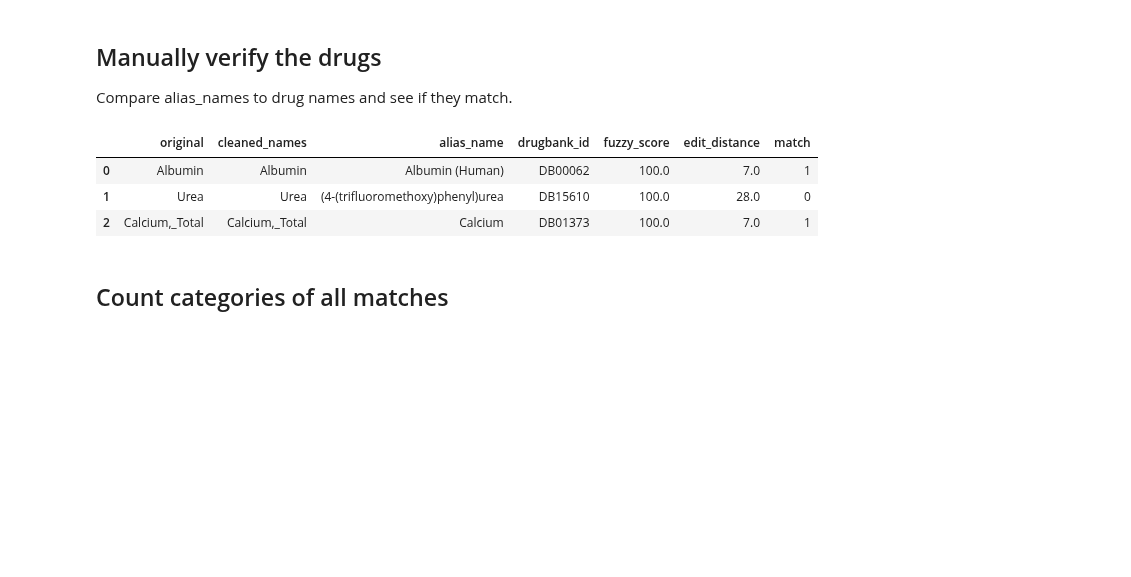
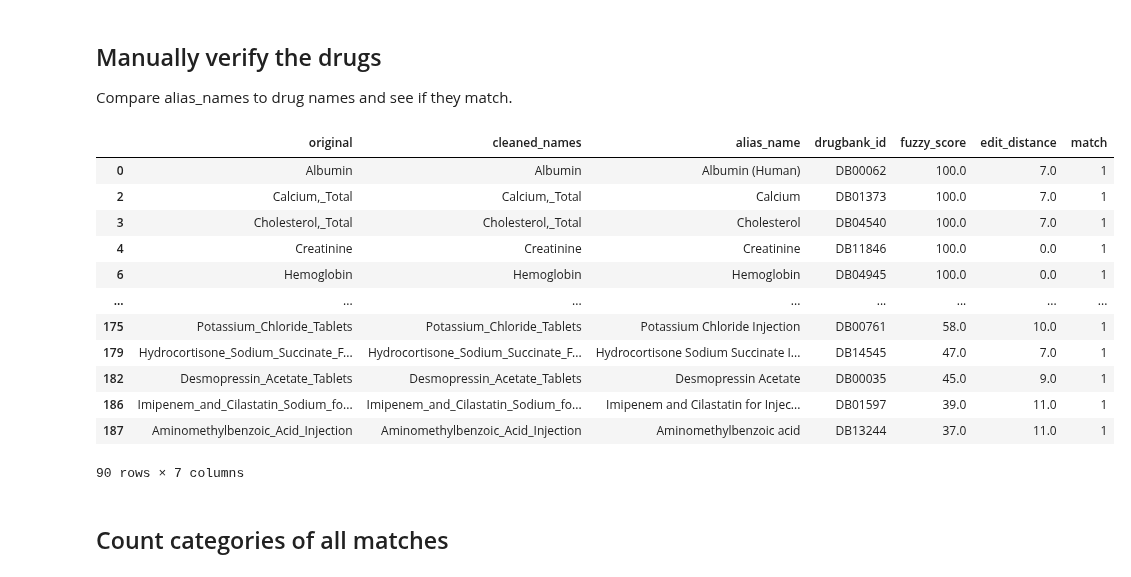
Before and after one commit to theislab/ehrapy-reproducibility, a Jupyter notebook: Figure_5/causal_feature_eng.ipynb, the cells around one changed output. Cells and saved outputs as stored; diff of their text form; code cells hidden in the pictures; blank space fills up the shorter version.

```diff
--- a/Figure_5/causal_feature_eng.ipynb
+++ b/Figure_5/causal_feature_eng.ipynb
@@ -171,12 +180,21 @@ Compare alias_names to drug names and see if they match.
 col_drug_matches.to_csv("./col_drug_matches.csv", index=False, sep=";")
 # %%
 col_drug_matches_verified = pd.read_csv("./col_drug_matches_verified.csv", sep=";")
-col_drug_matches_verified.head(3)
+col_drug_matches_verified.query("match == 1")
 # %% [output]
 |  | original | cleaned_names | alias_name | drugbank_id | fuzzy_score | edit_distance | match |
 | 0 | Albumin | Albumin | Albumin (Human) | DB00062 | 100.0 | 7.0 | 1 |
-| 1 | Urea | Urea | (4-(trifluoromethoxy)phenyl)urea | DB15610 | 100.0 | 28.0 | 0 |
 | 2 | Calcium,_Total | Calcium,_Total | Calcium | DB01373 | 100.0 | 7.0 | 1 |
+| 3 | Cholesterol,_Total | Cholesterol,_Total | Cholesterol | DB04540 | 100.0 | 7.0 | 1 |
+| 4 | Creatinine | Creatinine | Creatinine | DB11846 | 100.0 | 0.0 | 1 |
+| 6 | Hemoglobin | Hemoglobin | Hemoglobin | DB04945 | 100.0 | 0.0 | 1 |
+| ... | ... | ... | ... | ... | ... | ... | ... |
+| 175 | Potassium_Chloride_Tablets | Potassium_Chloride_Tablets | Potassium Chloride Injection | DB00761 | 58.0 | 10.0 | 1 |
+| 179 | Hydrocortisone_Sodium_Succinate_F... | Hydrocortisone_Sodium_Succinate_F... | Hydrocortisone Sodium Succinate I... | DB14545 | 47.0 | 7.0 | 1 |
+| 182 | Desmopressin_Acetate_Tablets | Desmopressin_Acetate_Tablets | Desmopressin Acetate | DB00035 | 45.0 | 9.0 | 1 |
+| 186 | Imipenem_and_Cilastatin_Sodium_fo... | Imipenem_and_Cilastatin_Sodium_fo... | Imipenem and Cilastatin for Injec... | DB01597 | 39.0 | 11.0 | 1 |
+| 187 | Aminomethylbenzoic_Acid_Injection | Aminomethylbenzoic_Acid_Injection | Aminomethylbenzoic acid | DB13244 | 37.0 | 11.0 | 1 |
+90 rows × 7 columns
 # %% [markdown]
 ## Count categories of all matches
 # %%
```
Also changed, not shown: parts of 14 cells of this notebook, 1 other file.
